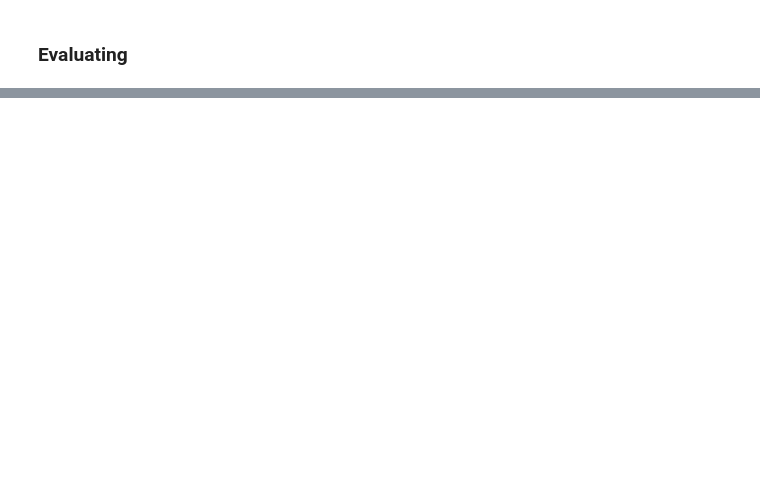
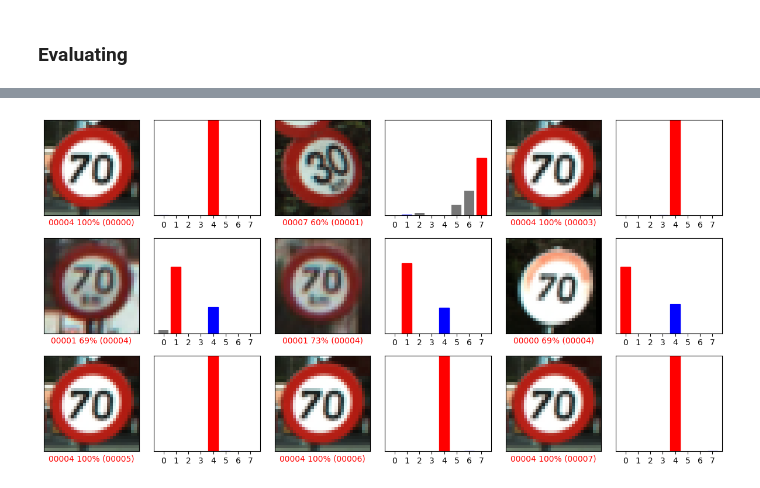
Before and after one commit to Nau3D/Deep-Learning-Course-PyTorch, a Jupyter notebook: 07.1_data_augmentation.ipynb, the cells around one changed output, grey strips where cells are left out. Cells and saved outputs as stored; diff of their text form; code cells hidden in the pictures; blank space fills up the shorter version.

```diff
--- a/07.1_data_augmentation.ipynb
+++ b/07.1_data_augmentation.ipynb
@@ -412,0 +503,3 @@ print(res)
+# %%
+test_set = torchvision.datasets.ImageFolder(root='d:/vcpi/croatian_test_common', transform = transform)
+test_loader = torch.utils.data.DataLoader(test_set, batch_size = BATCH_SIZE)
@@ -412,0 +556,19 @@ print(res)
+# %%
+test_set = torchvision.datasets.ImageFolder(root='d:/vcpi/belgium_test_common', transform = transform, target_transform = None)
+test_loader = torch.utils.data.DataLoader(test_set, batch_size = BATCH_SIZE)
+# %%
+res = 0
+model_Conv = Conv(len(train_set.classes))
+model_Conv.to(device)
+
+for i in range(RUNS):
+
+    reload = torch.load(f'aug_I_{i}_best.pt')
+    model_Conv.load_state_dict(reload['model'])
+    eval = evaluate(model_Conv, test_loader)
+    eval_val = evaluate(model_Conv, val_loader)
+    print(reload['epoch'], eval, eval_val)
+    res += eval
+
+res /= RUNS
+print(res)
@@ -412,0 +582,16 @@ print(res)
+# %%
+res = 0
+model_Conv = Conv(len(train_set.classes))
+model_Conv.to(device)
+
+for i in range(RUNS):
+
+    reload = torch.load(f'aug_II_{i}_best.pt')
+    model_Conv.load_state_dict(reload['model'])
+    eval = evaluate(model_Conv, test_loader)
+    eval_val = evaluate(model_Conv, val_loader)
+    print(reload['epoch'], eval, eval_val)
+    res += eval
+
+res /= RUNS
+print(res)
@@ -412,0 +613,4 @@ print(res)
+# %%
+show_bad_preds(model_Conv, test_loader, test_set.classes)
+# %% [output]
+[figure, added]
```
Also changed, not shown: parts of 14 cells of this notebook.
